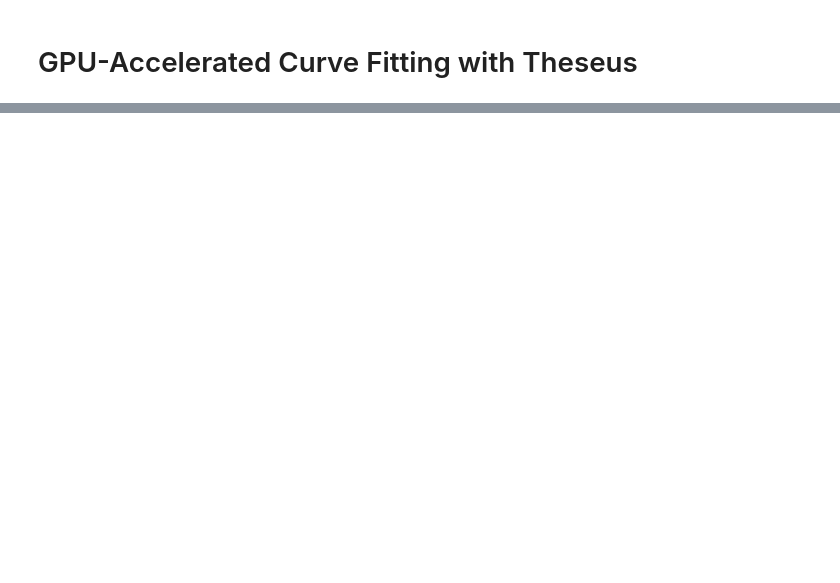
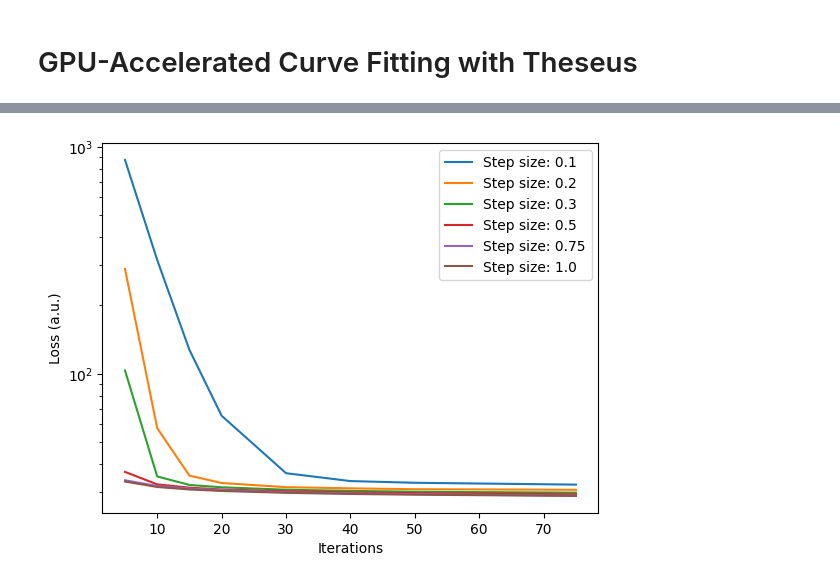
Before and after one commit to cbchosy/theseusfit, a Jupyter notebook: qfls_fitting_demo.ipynb, the cells around one changed output, grey strips where cells are left out. Saved outputs shown, nothing was run; the diff lists cells and outputs as text; code cells hidden in the pictures; blank space fills up the shorter version.

```diff
--- a/qfls_fitting_demo.ipynb
+++ b/qfls_fitting_demo.ipynb
@@ -35,0 +38,23 @@ array([0.0000000e+00, 1.1357260e+17, 5.6786305e+16, ..., 0.0000000e+00,
+# %%
+step_sizes = [0.1, 0.2, 0.3, 0.5, 0.75, 1.0]
+iterations = [5, 10, 15, 20, 30, 40, 50, 75]
+losses = []
+times = []
+for i in range(len(step_sizes)):
+    losses.append([])
+    times.append([])
+    for j in range(len(iterations)):
+        start = time.time()
+        result, info = genplanck.fit_qfls(exp_energy_crop, exp_pl_crop[:, :10, :512], guesses=guesses, batch_size=512, max_iterations=iterations[j], step_size=step_sizes[i], verbose=False)
+        times[i].append([time.time() - start])
+        losses[i].append([np.sum(info.best_err.cpu().numpy())])
+# %%
+fig, ax = plt.subplots()
+plt.yscale('log')
+for i in range(len(step_sizes)):
+    ax.plot(iterations, losses[i], label=f'Step size: {step_sizes[i]}')
+ax.set(xlabel='Iterations', ylabel='Loss (a.u.)')
+ax.legend()
+plt.show()
+# %% [output]
+[figure, added]
```
Also changed, not shown: parts of 12 cells of this notebook.
